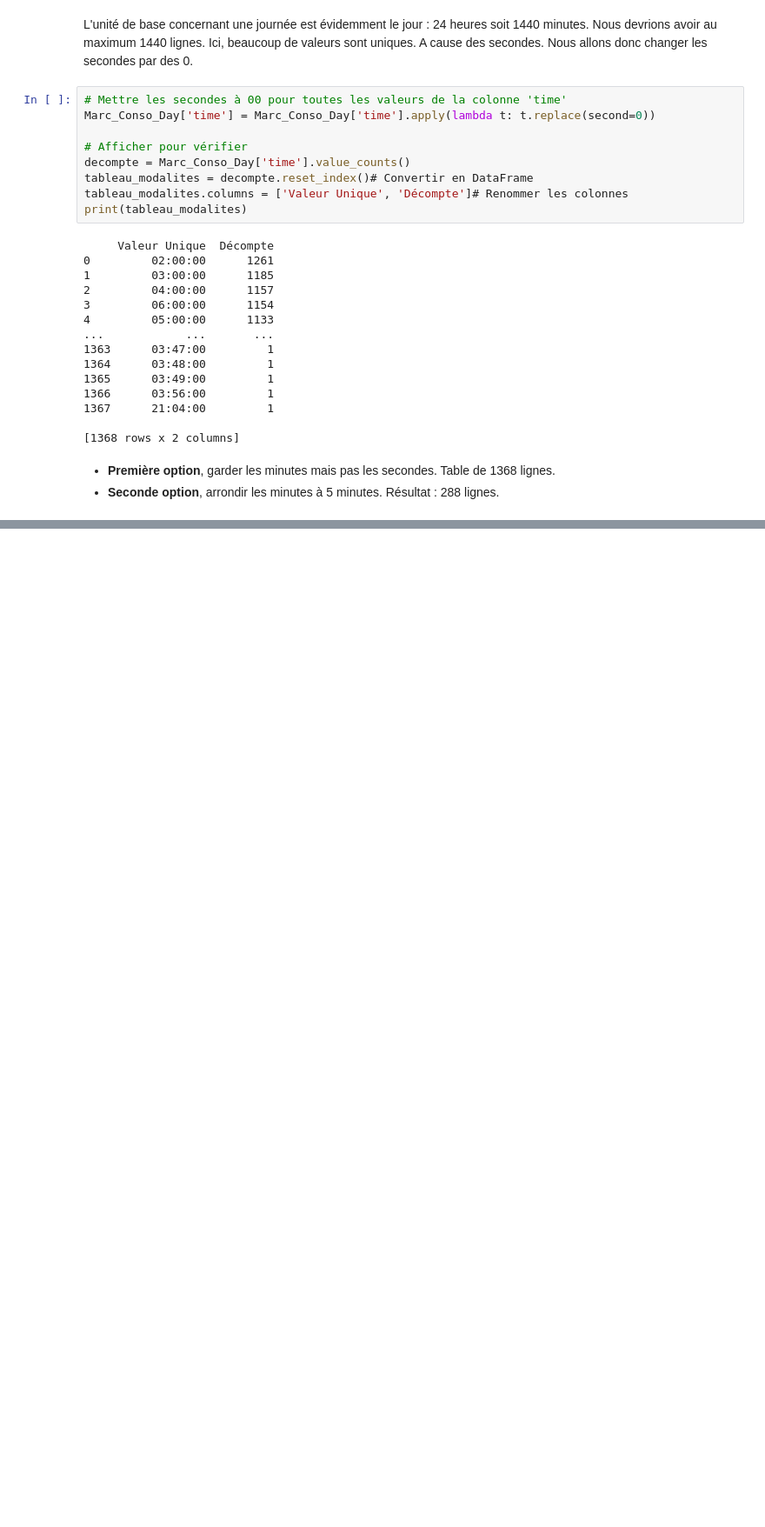
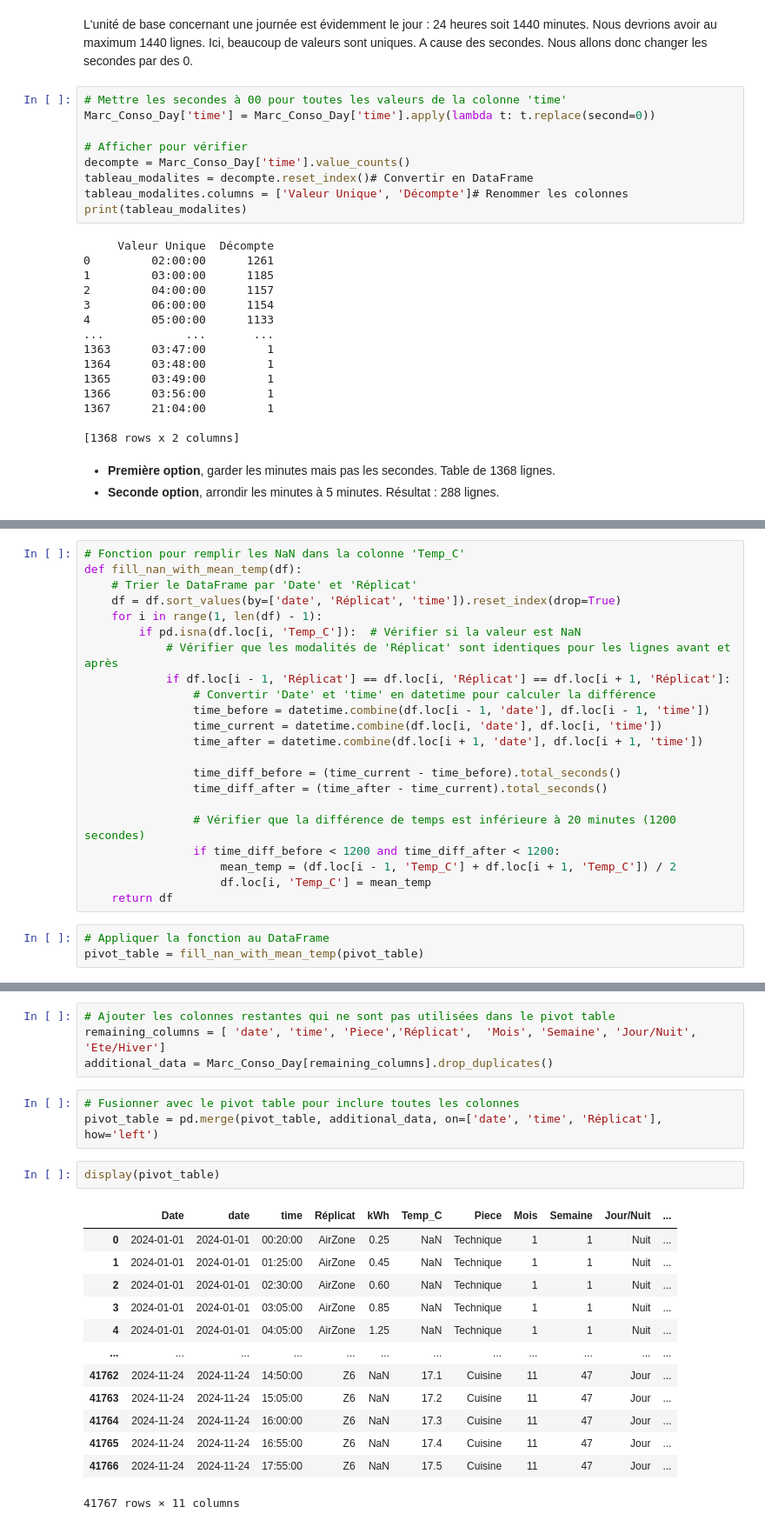
Before and after one commit to leabizbille/ProjetIOT, a Jupyter notebook: Marc.ipynb, the cells around one changed output, grey strips where cells are left out. Shown at 87% size. Cells and saved outputs as stored; diff of their text form; blank space fills up the shorter version.

```diff
--- a/Marc.ipynb
+++ b/Marc.ipynb
@@ -576,0 +728,25 @@ print(tableau_modalites)
+# %%
+# Fonction pour remplir les NaN dans la colonne 'Temp_C'
+def fill_nan_with_mean_temp(df):
+    # Trier le DataFrame par 'Date' et 'Réplicat'
+    df = df.sort_values(by=['date', 'Réplicat', 'time']).reset_index(drop=True)
+    for i in range(1, len(df) - 1):
+        if pd.isna(df.loc[i, 'Temp_C']):  # Vérifier si la valeur est NaN
+            # Vérifier que les modalités de 'Réplicat' sont identiques pour les lignes avant et après
+            if df.loc[i - 1, 'Réplicat'] == df.loc[i, 'Réplicat'] == df.loc[i + 1, 'Réplicat']:
+                # Convertir 'Date' et 'time' en datetime pour calculer la différence
+                time_before = datetime.combine(df.loc[i - 1, 'date'], df.loc[i - 1, 'time'])
+                time_current = datetime.combine(df.loc[i, 'date'], df.loc[i, 'time'])
+                time_after = datetime.combine(df.loc[i + 1, 'date'], df.loc[i + 1, 'time'])
+
+                time_diff_before = (time_current - time_before).total_seconds()
+                time_diff_after = (time_after - time_current).total_seconds()
+
+                # Vérifier que la différence de temps est inférieure à 20 minutes (1200 secondes)
+                if time_diff_before < 1200 and time_diff_after < 1200:
+                    mean_temp = (df.loc[i - 1, 'Temp_C'] + df.loc[i + 1, 'Temp_C']) / 2
+                    df.loc[i, 'Temp_C'] = mean_temp
+    return df
+# %%
+# Appliquer la fonction au DataFrame
+pivot_table = fill_nan_with_mean_temp(pivot_table)
@@ -576,0 +764,23 @@ print(tableau_modalites)
+# %%
+# Ajouter les colonnes restantes qui ne sont pas utilisées dans le pivot table
+remaining_columns = [ 'date', 'time', 'Piece','Réplicat',  'Mois', 'Semaine', 'Jour/Nuit', 'Ete/Hiver']
+additional_data = Marc_Conso_Day[remaining_columns].drop_duplicates()
+# %%
+# Fusionner avec le pivot table pour inclure toutes les colonnes
+pivot_table = pd.merge(pivot_table, additional_data, on=['date', 'time', 'Réplicat'], how='left')
+# %%
+display(pivot_table)
+# %% [output]
+|  | Date | date | time | Réplicat | kWh | Temp_C | Piece | Mois | Semaine | Jour/Nuit | ... |
+| 0 | 2024-01-01 | 2024-01-01 | 00:20:00 | AirZone | 0.25 | NaN | Technique | 1 | 1 | Nuit | ... |
+| 1 | 2024-01-01 | 2024-01-01 | 01:25:00 | AirZone | 0.45 | NaN | Technique | 1 | 1 | Nuit | ... |
+| 2 | 2024-01-01 | 2024-01-01 | 02:30:00 | AirZone | 0.60 | NaN | Technique | 1 | 1 | Nuit | ... |
+| 3 | 2024-01-01 | 2024-01-01 | 03:05:00 | AirZone | 0.85 | NaN | Technique | 1 | 1 | Nuit | ... |
+| 4 | 2024-01-01 | 2024-01-01 | 04:05:00 | AirZone | 1.25 | NaN | Technique | 1 | 1 | Nuit | ... |
+| ... | ... | ... | ... | ... | ... | ... | ... | ... | ... | ... | ... |
+| 41762 | 2024-11-24 | 2024-11-24 | 14:50:00 | Z6 | NaN | 17.1 | Cuisine | 11 | 47 | Jour | ... |
+| 41763 | 2024-11-24 | 2024-11-24 | 15:05:00 | Z6 | NaN | 17.2 | Cuisine | 11 | 47 | Jour | ... |
+| 41764 | 2024-11-24 | 2024-11-24 | 16:00:00 | Z6 | NaN | 17.3 | Cuisine | 11 | 47 | Jour | ... |
+| 41765 | 2024-11-24 | 2024-11-24 | 16:55:00 | Z6 | NaN | 17.4 | Cuisine | 11 | 47 | Jour | ... |
+| 41766 | 2024-11-24 | 2024-11-24 | 17:55:00 | Z6 | NaN | 17.5 | Cuisine | 11 | 47 | Jour | ... |
+41767 rows × 11 columns
```
Also changed, not shown: parts of 20 cells of this notebook.
